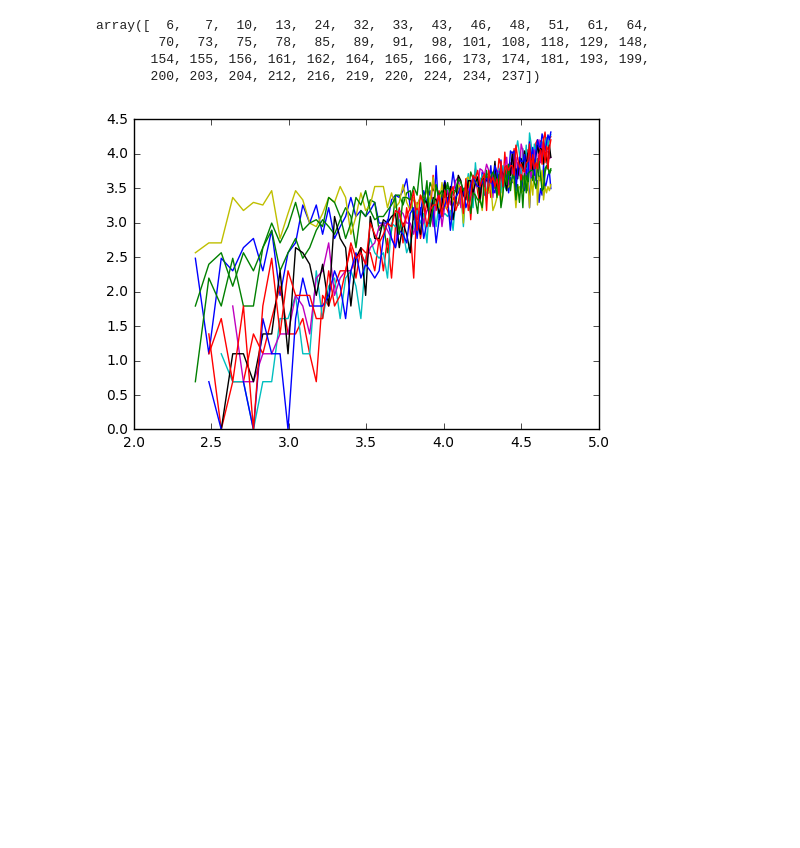
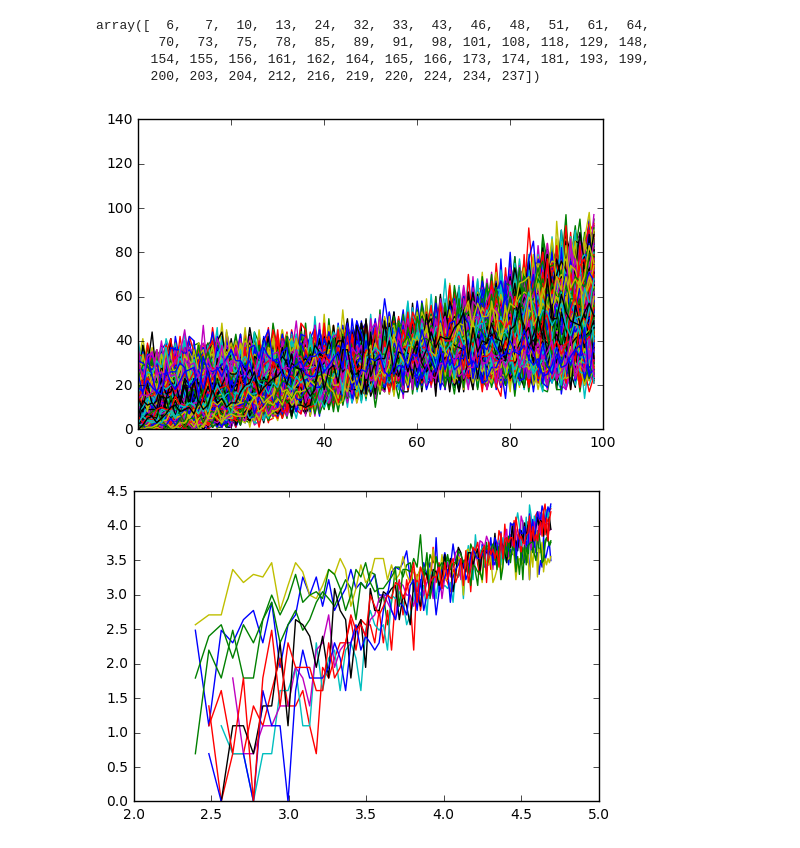
Before and after one commit to etoestja/inf, a Jupyter notebook: mipt/s7/metrics/main.ipynb, the cells around one changed output. Cells and saved outputs as stored; diff of their text form; code cells hidden in the pictures; blank space fills up the shorter version.

```diff
--- a/mipt/s7/metrics/main.ipynb
+++ b/mipt/s7/metrics/main.ipynb
@@ -236,9 +236,12 @@ array([  6,   7,  10,  13,  24,  32,  33,  43,  46,  48,  51,  61,  64,
 # %%
 def plot_i(i):
     plt.plot(x[i, 2:101])
 ones = np.where(x[:, -1] == 1)[0]
+plt.ylim((0, 140))
 for i in ones:
     plot_i(i)
+# %% [output]
+[figure, added]
 # %%
 def plot_i(i):
     plt.plot(x[i, 2:101])
```
Also changed, not shown: parts of 10 cells of this notebook, 8 other files.
